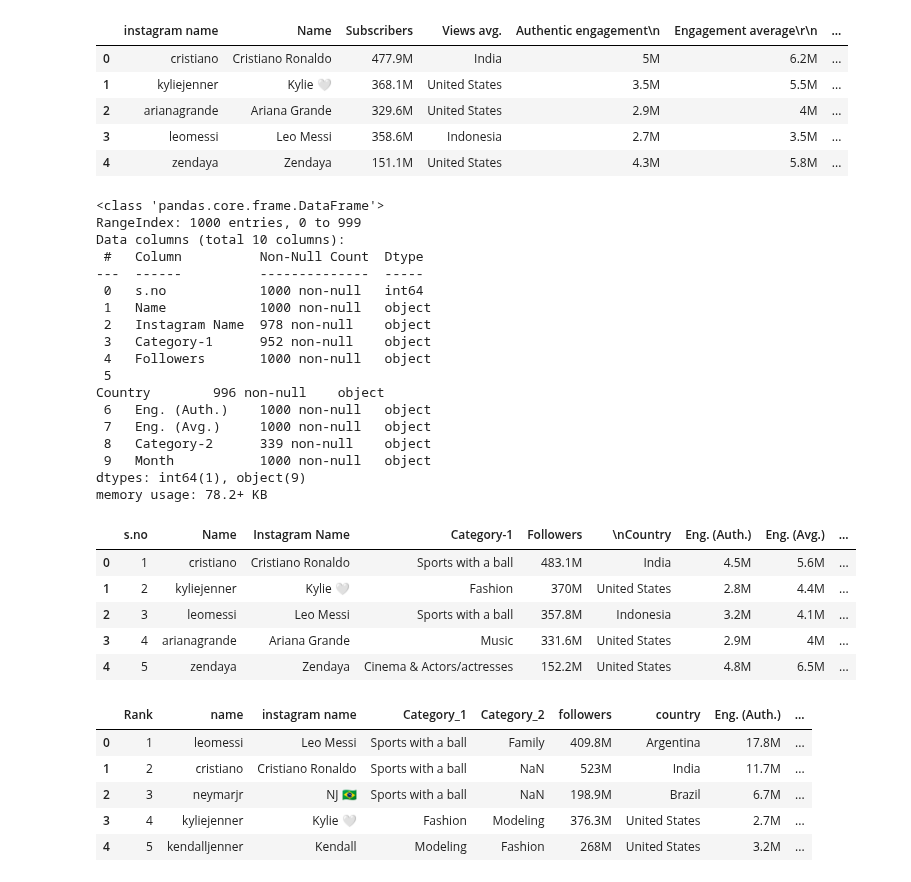
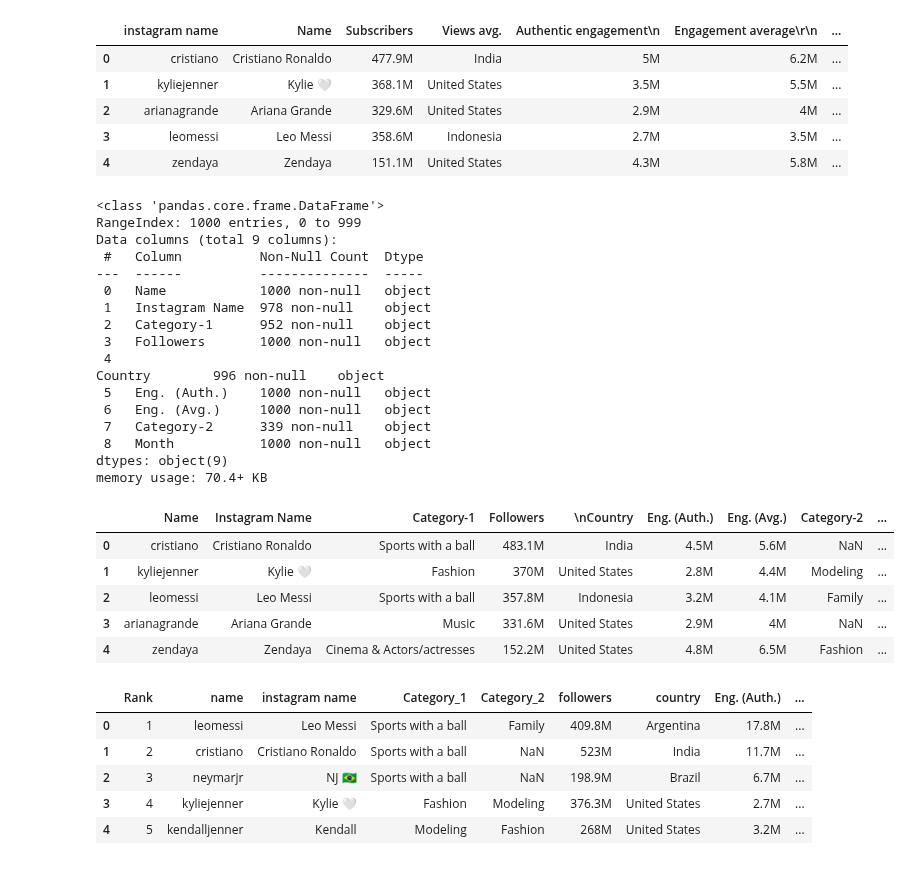
Before and after one commit to MarioChvx/ciencia_de_datos_PAMBAZO, a Jupyter notebook: proyectos/Proyecto4/socialnetworks.ipynb, the cells around one changed output. Saved outputs shown, nothing was run; the diff lists cells and outputs as text; code cells hidden in the pictures.

```diff
--- a/proyectos/Proyecto4/socialnetworks.ipynb
+++ b/proyectos/Proyecto4/socialnetworks.ipynb
@@ -130,33 +130,33 @@ memory usage: 74.0+ KB
 # %%
 ig_nov = pd.read_csv('DATA/instagramNov2022.csv')
 ig_nov = ig_nov.assign(Month='November')
+ig_nov.drop('s.no', inplace=True, axis=1)
 ig_nov.info()
 ig_nov.head()
 # %% [output]
 <class 'pandas.core.frame.DataFrame'>
 RangeIndex: 1000 entries, 0 to 999
-Data columns (total 10 columns):
+Data columns (total 9 columns):
  #   Column          Non-Null Count  Dtype
 ---  ------          --------------  -----
- 0   s.no            1000 non-null   int64
- 1   Name            1000 non-null   object
- 2   Instagram Name  978 non-null    object
- 3   Category-1      952 non-null    object
- 4   Followers       1000 non-null   object
- 5
+ 0   Name            1000 non-null   object
+ 1   Instagram Name  978 non-null    object
+ 2   Category-1      952 non-null    object
+ 3   Followers       1000 non-null   object
+ 4
 Country        996 non-null    object
- 6   Eng. (Auth.)    1000 non-null   object
- 7   Eng. (Avg.)     1000 non-null   object
- 8   Category-2      339 non-null    object
- 9   Month           1000 non-null   object
-dtypes: int64(1), object(9)
-memory usage: 78.2+ KB
+ 5   Eng. (Auth.)    1000 non-null   object
+ 6   Eng. (Avg.)     1000 non-null   object
+ 7   Category-2      339 non-null    object
+ 8   Month           1000 non-null   object
+dtypes: object(9)
+memory usage: 70.4+ KB
-|  | s.no | Name | Instagram Name | Category-1 | Followers | \nCountry | Eng. (Auth.) | Eng. (Avg.) | ... |
-| 0 | 1 | cristiano | Cristiano Ronaldo | Sports with a ball | 483.1M | India | 4.5M | 5.6M | ... |
-| 1 | 2 | kyliejenner | Kylie 🤍 | Fashion | 370M | United States | 2.8M | 4.4M | ... |
-| 2 | 3 | leomessi | Leo Messi | Sports with a ball | 357.8M | Indonesia | 3.2M | 4.1M | ... |
-| 3 | 4 | arianagrande | Ariana Grande | Music | 331.6M | United States | 2.9M | 4M | ... |
-| 4 | 5 | zendaya | Zendaya | Cinema & Actors/actresses | 152.2M | United States | 4.8M | 6.5M | ... |
+|  | Name | Instagram Name | Category-1 | Followers | \nCountry | Eng. (Auth.) | Eng. (Avg.) | Category-2 | ... |
+| 0 | cristiano | Cristiano Ronaldo | Sports with a ball | 483.1M | India | 4.5M | 5.6M | NaN | ... |
+| 1 | kyliejenner | Kylie 🤍 | Fashion | 370M | United States | 2.8M | 4.4M | Modeling | ... |
+| 2 | leomessi | Leo Messi | Sports with a ball | 357.8M | Indonesia | 3.2M | 4.1M | Family | ... |
+| 3 | arianagrande | Ariana Grande | Music | 331.6M | United States | 2.9M | 4M | NaN | ... |
+| 4 | zendaya | Zendaya | Cinema & Actors/actresses | 152.2M | United States | 4.8M | 6.5M | Fashion | ... |
 # %%
 ig_dec= pd.read_csv('DATA/INSTAGRAMDEC2022.csv')
 ig_dec = ig_dec.assign(Month='December')
```
Also changed, not shown: parts of 11 cells of this notebook.
